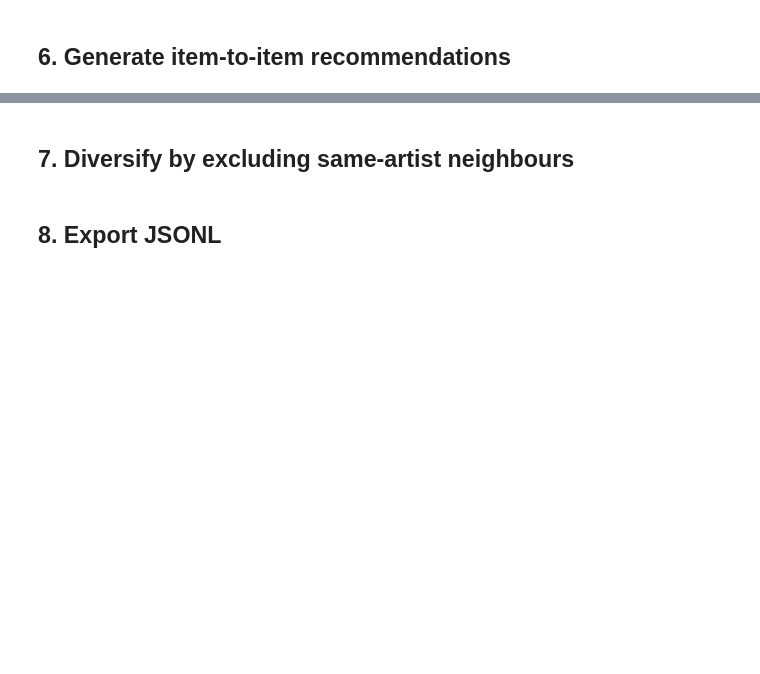
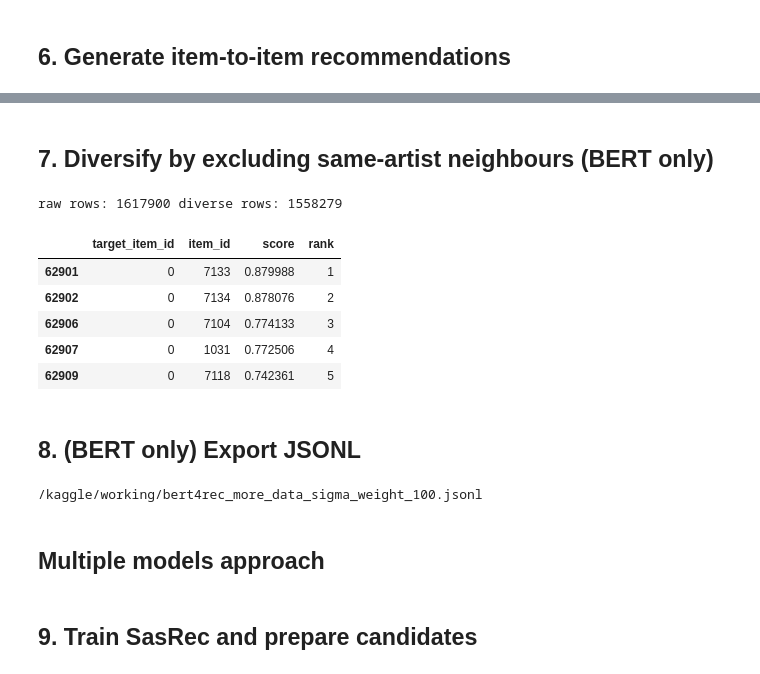
Before and after one commit to AlexLyash/recsys-course-spring-2026, a Jupyter notebook: jupyter/hw2-final.ipynb, the cells around one changed output, grey strips where cells are left out. Drawn from its saved outputs; the diff is of its cells as text; code cells hidden in the pictures; blank space fills up the shorter version.

```diff
--- a/jupyter/hw2-final.ipynb
+++ b/jupyter/hw2-final.ipynb
@@ -190,2 +243,17 @@ valid_rectools_data = Dataset.construct(
 # %% [markdown]
 ## 5. Train baseline and BERT4Rec
+# %%
+sequence_encoder = BERT4RecModel(
+    session_max_len=300,
+    mask_prob=0.2,
+    loss="softmax",
+    n_factors=96,
+    n_blocks=2,
+    n_heads=4,
+    dropout_rate=0.2,
+    lr=1e-3,
+    batch_size=128,
+    epochs=200,
+    verbose=1,
+    deterministic=True,
+)
@@ -191,0 +286,16 @@ valid_rectools_data = Dataset.construct(
+# %%
+sequence_encoder = BERT4RecModel(
+    session_max_len=256,
+    mask_prob=0.2,
+    loss="softmax",
+    n_factors=128,
+    n_blocks=2,
+    n_heads=4,
+    dropout_rate=0.15,
+    lr=7e-4,
+    batch_size=128,
+    epochs=160,
+    verbose=1,
+    deterministic=True,
+)
+sequence_encoder.fit(train_rectools_data)
@@ -229,2 +410,6 @@ bert_validation_recs = sequence_encoder.recommend(
 # %% [markdown]
 ## 6. Generate item-to-item recommendations
+# %%
+# from rectools.models.nn import BERT4RecModel
+model_path = '/kaggle/input/models/cruorvult/bert4rec-sigma-time-filter/pytorch/default/1/bert4rec_sigma_time_filter (1).pkl'
+sequence_encoder = BERT4RecModel.load(model_path)
@@ -249,2 +462,2 @@ raw_i2i_neighbors.head()
 # %% [markdown]
-## 7. Diversify by excluding same-artist neighbours
+## 7. Diversify by excluding same-artist neighbours (BERT only)
@@ -251,32 +466,40 @@ raw_i2i_neighbors.head()
 # %%
 artist_lookup = active_tracks[[Columns.Item, 'artist_id']].drop_duplicates()
 
 diverse_i2i_neighbors = raw_i2i_neighbors.merge(
     artist_lookup.rename(columns={Columns.Item: 'target_item_id', 'artist_id': 'anchor_artist_id'}),
     on='target_item_id',
     how='inner',
 )
 
 diverse_i2i_neighbors = diverse_i2i_neighbors.merge(
     artist_lookup.rename(columns={'artist_id': 'neighbor_artist_id'}),
     on=Columns.Item,
     how='inner',
 )
 
 diverse_i2i_neighbors = (
     diverse_i2i_neighbors
     .loc[lambda frame: frame['anchor_artist_id'] != frame['neighbor_artist_id']]
     .drop(columns=['anchor_artist_id', 'neighbor_artist_id'])
     .sort_values(['target_item_id', 'rank'])
     .groupby('target_item_id', as_index=False)
-    .head(10)
+    .head(100)
 )
 
 diverse_i2i_neighbors['rank'] = diverse_i2i_neighbors.groupby('target_item_id').cumcount() + 1
 print('raw rows:', raw_i2i_neighbors.shape[0], 'diverse rows:', diverse_i2i_neighbors.shape[0])
 diverse_i2i_neighbors.head()
+# %% [output]
+raw rows: 1617900 diverse rows: 1558279
+|  | target_item_id | item_id | score | rank |
+| 62901 | 0 | 7133 | 0.879988 | 1 |
+| 62902 | 0 | 7134 | 0.878076 | 2 |
+| 62906 | 0 | 7104 | 0.774133 | 3 |
+| 62907 | 0 | 1031 | 0.772506 | 4 |
+| 62909 | 0 | 7118 | 0.742361 | 5 |
 # %% [markdown]
-## 8. Export JSONL
+## 8. (BERT only) Export JSONL
 # %%
 SAVING_FOLDER = Path('/kaggle/working')
 def save_i2i_jsonl(recommendation_frame, output_path):
@@ -286,6 +509,12 @@ def save_i2i_jsonl(recommendation_frame, output_path):
             ordered_recs = group.sort_values('rank')[Columns.Item].tolist()
             output_file.write(json.dumps({'item_id': anchor_id, 'recommendations': ordered_recs}) + '\n')
 
-EXPORT_PATH = SAVING_FOLDER / 'bert4rec.jsonl'
+EXPORT_PATH = SAVING_FOLDER / 'bert4rec_more_data_sigma_weight_100.jsonl'
 save_i2i_jsonl(diverse_i2i_neighbors, EXPORT_PATH)
 print(EXPORT_PATH)
+# %% [output]
+/kaggle/working/bert4rec_more_data_sigma_weight_100.jsonl
+# %% [markdown]
+## Multiple models approach
+# %% [markdown]
+## 9. Train SasRec and prepare candidates
```
Also changed, not shown: parts of 41 cells of this notebook, 2 other files.
